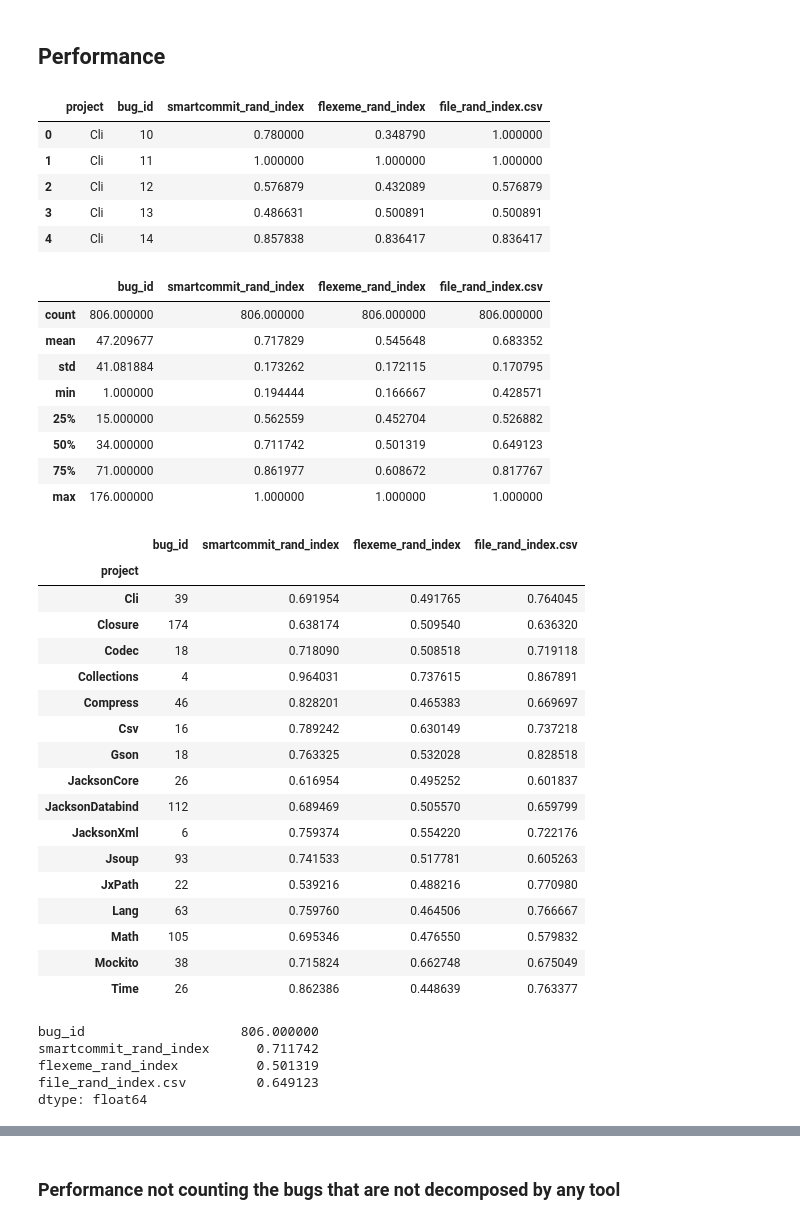
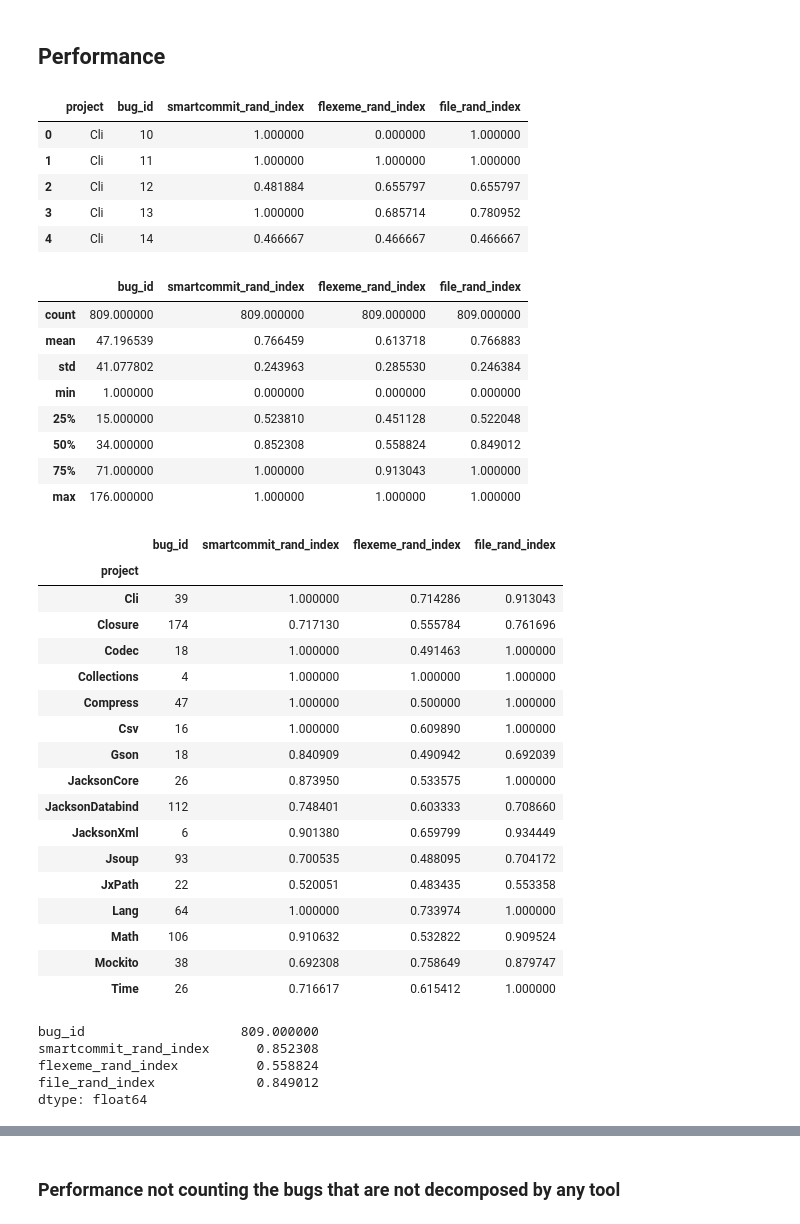
Before and after one commit to Thomsch/untangling-tools-benchmark, a Jupyter notebook: analysis/analysis.ipynb, the cells around one changed output, grey strips where cells are left out. Cells and saved outputs as stored; diff of their text form; code cells hidden in the pictures.

```diff
--- a/analysis/analysis.ipynb
+++ b/analysis/analysis.ipynb
@@ -6,5 +6,5 @@ import seaborn as sns
 # Bug Fix Benchmark Analysis
 # %%
 # Replace with the location of your result files.
-DECOMPOSITION_PERFORMANCE_PATH='decomposition_scores.csv'
-METRICS_PATH='metrics.csv'
+DECOMPOSITION_PERFORMANCE_PATH='data/decomposition_scores.csv'
+METRICS_PATH='data/metrics.csv'
@@ -11,57 +13,57 @@ METRICS_PATH='metrics.csv'
 # %% [markdown]
 ## Performance
 # %%
-df_performance = pd.read_csv(DECOMPOSITION_PERFORMANCE_PATH, names=['project', 'bug_id', 'smartcommit_rand_index','flexeme_rand_index','file_rand_index.csv'])
+df_performance = pd.read_csv(DECOMPOSITION_PERFORMANCE_PATH, names=['project', 'bug_id', 'smartcommit_rand_index','flexeme_rand_index','file_rand_index'])
 df_performance.head()
 # %% [output]
-|  | project | bug_id | smartcommit_rand_index | flexeme_rand_index | file_rand_index.csv |
-| 0 | Cli | 10 | 0.780000 | 0.348790 | 1.000000 |
+|  | project | bug_id | smartcommit_rand_index | flexeme_rand_index | file_rand_index |
+| 0 | Cli | 10 | 1.000000 | 0.000000 | 1.000000 |
 | 1 | Cli | 11 | 1.000000 | 1.000000 | 1.000000 |
-| 2 | Cli | 12 | 0.576879 | 0.432089 | 0.576879 |
-| 3 | Cli | 13 | 0.486631 | 0.500891 | 0.500891 |
-| 4 | Cli | 14 | 0.857838 | 0.836417 | 0.836417 |
+| 2 | Cli | 12 | 0.481884 | 0.655797 | 0.655797 |
+| 3 | Cli | 13 | 1.000000 | 0.685714 | 0.780952 |
+| 4 | Cli | 14 | 0.466667 | 0.466667 | 0.466667 |
 # %%
 df_performance.describe()
 # %% [output]
-|  | bug_id | smartcommit_rand_index | flexeme_rand_index | file_rand_index.csv |
-| count | 806.000000 | 806.000000 | 806.000000 | 806.000000 |
-| mean | 47.209677 | 0.717829 | 0.545648 | 0.683352 |
-| std | 41.081884 | 0.173262 | 0.172115 | 0.170795 |
-| min | 1.000000 | 0.194444 | 0.166667 | 0.428571 |
-| 25% | 15.000000 | 0.562559 | 0.452704 | 0.526882 |
-| 50% | 34.000000 | 0.711742 | 0.501319 | 0.649123 |
-| 75% | 71.000000 | 0.861977 | 0.608672 | 0.817767 |
+|  | bug_id | smartcommit_rand_index | flexeme_rand_index | file_rand_index |
+| count | 809.000000 | 809.000000 | 809.000000 | 809.000000 |
+| mean | 47.196539 | 0.766459 | 0.613718 | 0.766883 |
+| std | 41.077802 | 0.243963 | 0.285530 | 0.246384 |
+| min | 1.000000 | 0.000000 | 0.000000 | 0.000000 |
+| 25% | 15.000000 | 0.523810 | 0.451128 | 0.522048 |
+| 50% | 34.000000 | 0.852308 | 0.558824 | 0.849012 |
+| 75% | 71.000000 | 1.000000 | 0.913043 | 1.000000 |
 | max | 176.000000 | 1.000000 | 1.000000 | 1.000000 |
 # %%
 df_performance.groupby(['project']).agg({'bug_id':'count', 'smartcommit_rand_index':'median',
-                                         'flexeme_rand_index':'median', 'file_rand_index.csv':'median'})
+                                         'flexeme_rand_index':'median', 'file_rand_index':'median'})
 # %% [output]
-|  | bug_id | smartcommit_rand_index | flexeme_rand_index | file_rand_index.csv |
+|  | bug_id | smartcommit_rand_index | flexeme_rand_index | file_rand_index |
 | project |  |  |  |  |
-| Cli | 39 | 0.691954 | 0.491765 | 0.764045 |
-| Closure | 174 | 0.638174 | 0.509540 | 0.636320 |
-| Codec | 18 | 0.718090 | 0.508518 | 0.719118 |
-| Collections | 4 | 0.964031 | 0.737615 | 0.867891 |
-| Compress | 46 | 0.828201 | 0.465383 | 0.669697 |
-| Csv | 16 | 0.789242 | 0.630149 | 0.737218 |
-| Gson | 18 | 0.763325 | 0.532028 | 0.828518 |
-| JacksonCore | 26 | 0.616954 | 0.495252 | 0.601837 |
-| JacksonDatabind | 112 | 0.689469 | 0.505570 | 0.659799 |
-| JacksonXml | 6 | 0.759374 | 0.554220 | 0.722176 |
-| Jsoup | 93 | 0.741533 | 0.517781 | 0.605263 |
-| JxPath | 22 | 0.539216 | 0.488216 | 0.770980 |
-| Lang | 63 | 0.759760 | 0.464506 | 0.766667 |
-| Math | 105 | 0.695346 | 0.476550 | 0.579832 |
-| Mockito | 38 | 0.715824 | 0.662748 | 0.675049 |
-| Time | 26 | 0.862386 | 0.448639 | 0.763377 |
+| Cli | 39 | 1.000000 | 0.714286 | 0.913043 |
+| Closure | 174 | 0.717130 | 0.555784 | 0.761696 |
+| Codec | 18 | 1.000000 | 0.491463 | 1.000000 |
+| Collections | 4 | 1.000000 | 1.000000 | 1.000000 |
+| Compress | 47 | 1.000000 | 0.500000 | 1.000000 |
+| Csv | 16 | 1.000000 | 0.609890 | 1.000000 |
+| Gson | 18 | 0.840909 | 0.490942 | 0.692039 |
+| JacksonCore | 26 | 0.873950 | 0.533575 | 1.000000 |
+| JacksonDatabind | 112 | 0.748401 | 0.603333 | 0.708660 |
+| JacksonXml | 6 | 0.901380 | 0.659799 | 0.934449 |
+| Jsoup | 93 | 0.700535 | 0.488095 | 0.704172 |
+| JxPath | 22 | 0.520051 | 0.483435 | 0.553358 |
+| Lang | 64 | 1.000000 | 0.733974 | 1.000000 |
+| Math | 106 | 0.910632 | 0.532822 | 0.909524 |
+| Mockito | 38 | 0.692308 | 0.758649 | 0.879747 |
+| Time | 26 | 0.716617 | 0.615412 | 1.000000 |
 # %%
 df_performance.agg({'bug_id':'count', 'smartcommit_rand_index':'median',
-                                         'flexeme_rand_index':'median', 'file_rand_index.csv':'median'})
+                                         'flexeme_rand_index':'median', 'file_rand_index':'median'})
 # %% [output]
-bug_id                    806.000000
-smartcommit_rand_index      0.711742
-flexeme_rand_index          0.501319
-file_rand_index.csv         0.649123
+bug_id                    809.000000
+smartcommit_rand_index      0.852308
+flexeme_rand_index          0.558824
+file_rand_index             0.849012
 dtype: float64
 # %%
 df_perf_melted = pd.melt(df_performance, id_vars=['project', 'bug_id'])
```
Also changed, not shown: parts of 14 cells of this notebook.
